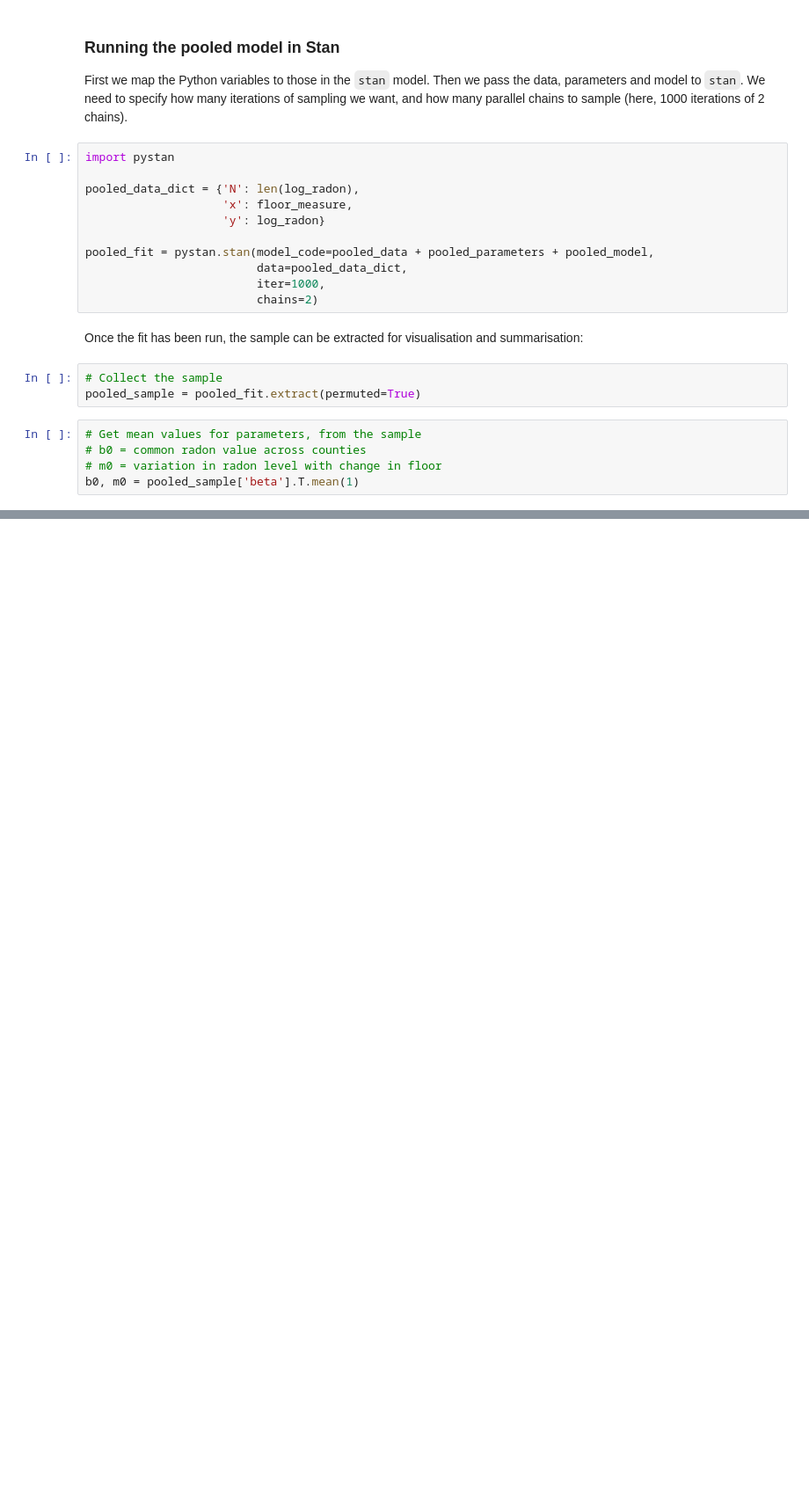
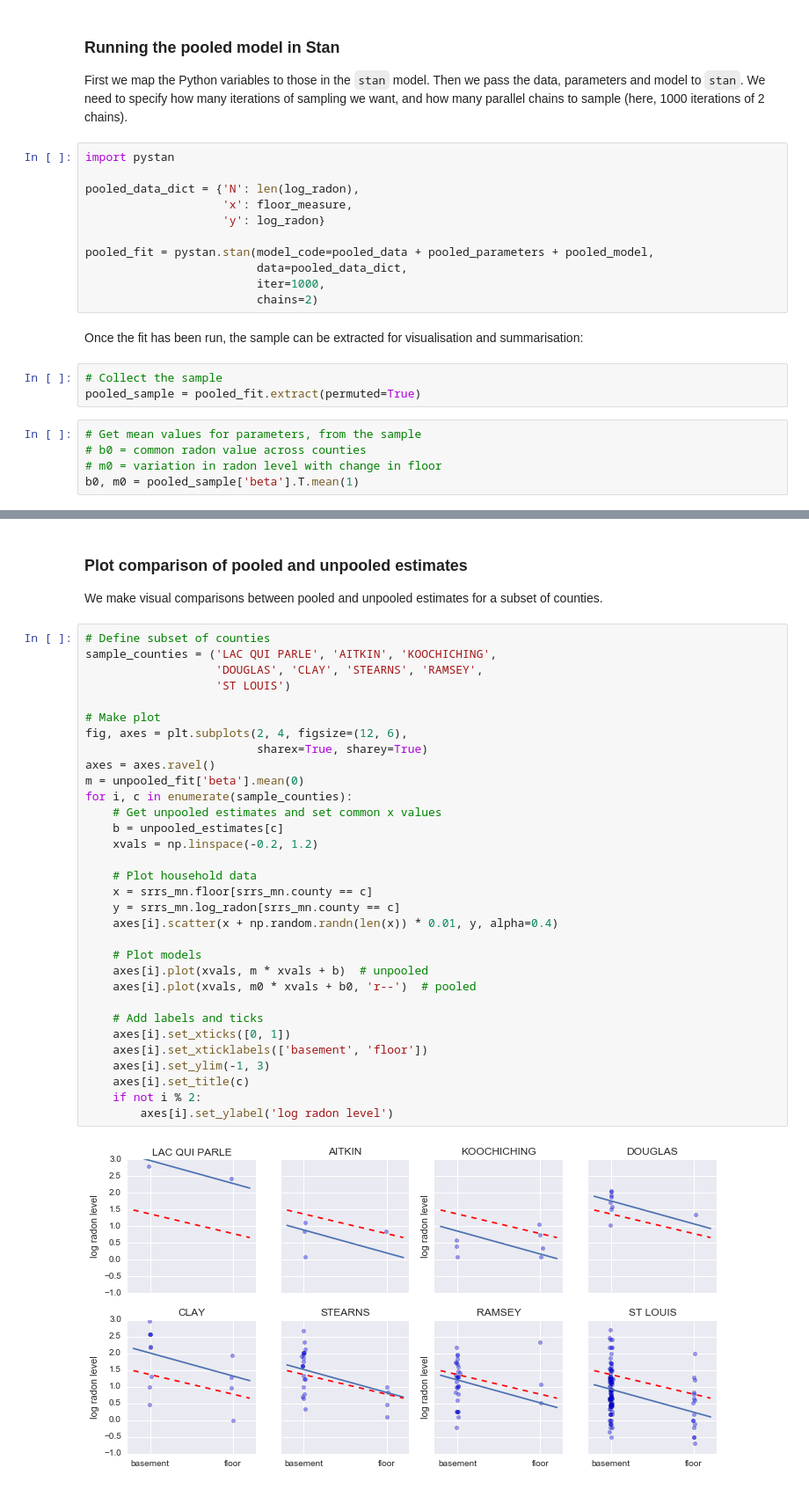
Before and after one commit to widdowquinn/notebooks, a Jupyter notebook: stan_model_radon.ipynb, the cells around one changed output, grey strips where cells are left out. Shown: that part at 88% size. Cells and saved outputs as stored; diff of their text form; blank space fills up the shorter version.

```diff
--- a/stan_model_radon.ipynb
+++ b/stan_model_radon.ipynb
@@ -170,0 +269,38 @@ plt.plot(xvals, m0 * xvals + b0, 'r--')
+# %% [markdown]
+### Plot comparison of pooled and unpooled estimates
+
+We make visual comparisons between pooled and unpooled estimates for a subset of counties.
+# %%
+# Define subset of counties
+sample_counties = ('LAC QUI PARLE', 'AITKIN', 'KOOCHICHING',
+                   'DOUGLAS', 'CLAY', 'STEARNS', 'RAMSEY',
+                   'ST LOUIS')
+
+# Make plot
+fig, axes = plt.subplots(2, 4, figsize=(12, 6),
+                         sharex=True, sharey=True)
+axes = axes.ravel()
+m = unpooled_fit['beta'].mean(0)
+for i, c in enumerate(sample_counties):
+    # Get unpooled estimates and set common x values
+    b = unpooled_estimates[c]
+    xvals = np.linspace(-0.2, 1.2)
+
+    # Plot household data
+    x = srrs_mn.floor[srrs_mn.county == c]
+    y = srrs_mn.log_radon[srrs_mn.county == c]
+    axes[i].scatter(x + np.random.randn(len(x)) * 0.01, y, alpha=0.4)
+
+    # Plot models
+    axes[i].plot(xvals, m * xvals + b)  # unpooled
+    axes[i].plot(xvals, m0 * xvals + b0, 'r--')  # pooled
+
+    # Add labels and ticks
+    axes[i].set_xticks([0, 1])
+    axes[i].set_xticklabels(['basement', 'floor'])
+    axes[i].set_ylim(-1, 3)
+    axes[i].set_title(c)
+    if not i % 2:
+        axes[i].set_ylabel('log radon level')
+# %% [output]
+[figure, added]
```
Also changed, not shown: parts of 20 cells of this notebook.
